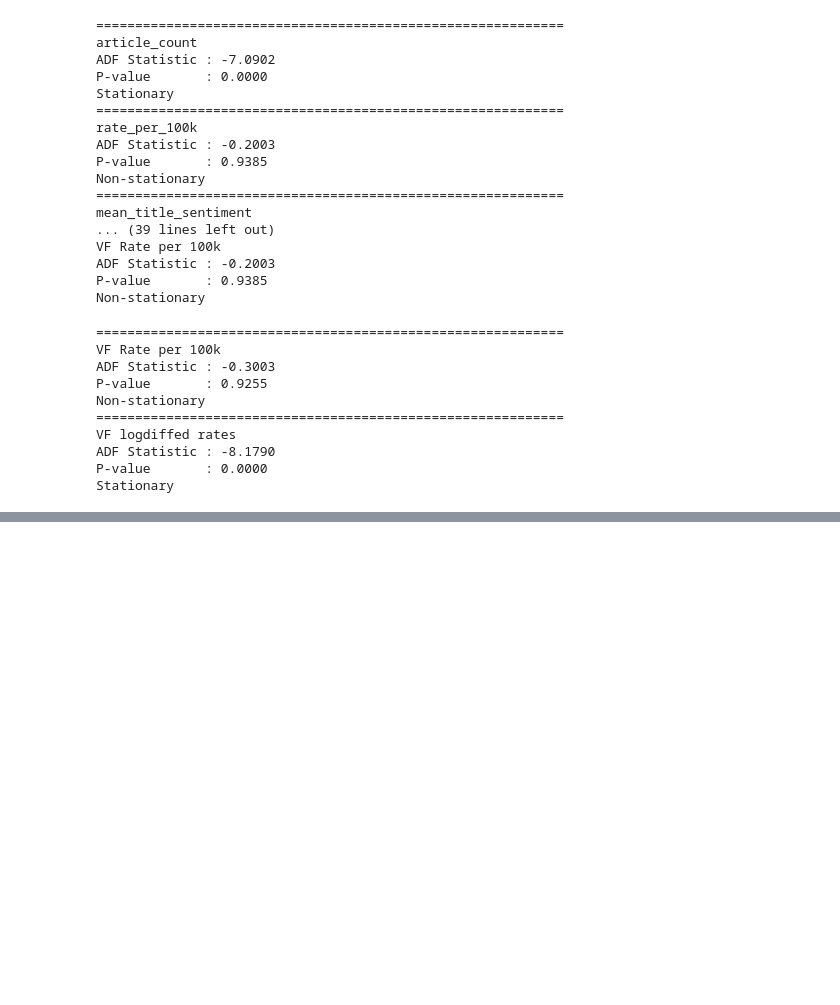
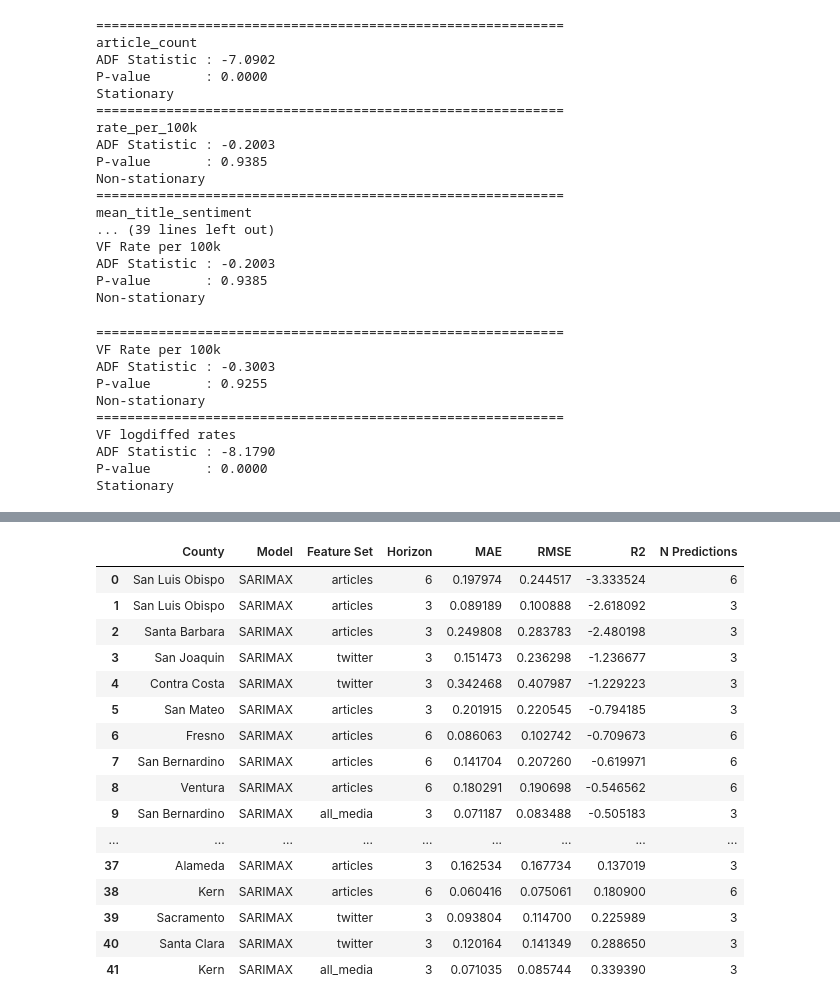
Before and after one commit to MBanuelos/ValleyFever-MediaSignals, a Jupyter notebook: notebooks/MediaSARIMAX.ipynb, the cells around one changed output, grey strips where cells are left out. Cells and saved outputs as stored; diff of their text form; code cells hidden in the pictures; blank space fills up the shorter version.

Commit message:
Fixing models to predict county level instead of State

```diff
--- a/notebooks/MediaSARIMAX.ipynb
+++ b/notebooks/MediaSARIMAX.ipynb
@@ -470,0 +653,8 @@ Warnings:
+# %%
+feature_sets= {'all_media':mcols,
+               'articles':acols,
+               'twitter':tcols}
+
+features=[mcols,acols,tcols]
+
+target='rate_per_100k'
@@ -470,0 +738,2 @@ Warnings:
+# %%
+horizons= [1,3,6]
@@ -470,0 +1056,27 @@ Warnings:
+# %%
+evaluation_rows = []
+for (county, feature_name, horizon), df in sarimax_results.items():
+    actual = df["actual"].to_numpy()
+    predicted = df["predicted"].to_numpy()
+
+    evaluation_rows.append({
+        "County": county,
+        "Model": "SARIMAX",
+        "Feature Set": feature_name,
+        "Horizon": horizon,
+        "MAE": mean_absolute_error(actual, predicted),
+        "RMSE": np.sqrt(mean_squared_error(actual, predicted)),
+        "R2": (
+            r2_score(actual, predicted)
+            if len(actual) >= 2 else np.nan
+        ),
+        "N Predictions": len(actual)
+    })
+
+sarimax_evaluation_table = pd.DataFrame(evaluation_rows)
+
+sarimax_evaluation_table = sarimax_evaluation_table.sort_values(
+    ["County", "Horizon", "Feature Set"]
+).reset_index(drop=True)
+
+print(sarimax_evaluation_table)
@@ -470,0 +1145,26 @@ Warnings:
+# %%
+r2_valid = sarimax_evaluation_table.dropna(subset=['R2'])
+
+best_R2_by_county_horizon = r2_valid.loc[
+    r2_valid.groupby(['County', 'Horizon'])['R2'].idxmax()
+].sort_values(['R2', 'Horizon']).reset_index(drop=True)
+
+best_R2_by_county_horizon
+# %% [output]
+|  | County | Model | Feature Set | Horizon | MAE | RMSE | R2 | N Predictions |
+| 0 | San Luis Obispo | SARIMAX | articles | 6 | 0.197974 | 0.244517 | -3.333524 | 6 |
+| 1 | San Luis Obispo | SARIMAX | articles | 3 | 0.089189 | 0.100888 | -2.618092 | 3 |
+| 2 | Santa Barbara | SARIMAX | articles | 3 | 0.249808 | 0.283783 | -2.480198 | 3 |
+| 3 | San Joaquin | SARIMAX | twitter | 3 | 0.151473 | 0.236298 | -1.236677 | 3 |
+| 4 | Contra Costa | SARIMAX | twitter | 3 | 0.342468 | 0.407987 | -1.229223 | 3 |
+| 5 | San Mateo | SARIMAX | articles | 3 | 0.201915 | 0.220545 | -0.794185 | 3 |
+| 6 | Fresno | SARIMAX | articles | 6 | 0.086063 | 0.102742 | -0.709673 | 6 |
+| 7 | San Bernardino | SARIMAX | articles | 6 | 0.141704 | 0.207260 | -0.619971 | 6 |
+| 8 | Ventura | SARIMAX | articles | 6 | 0.180291 | 0.190698 | -0.546562 | 6 |
+| 9 | San Bernardino | SARIMAX | all_media | 3 | 0.071187 | 0.083488 | -0.505183 | 3 |
+| ... | ... | ... | ... | ... | ... | ... | ... | ... |
+| 37 | Alameda | SARIMAX | articles | 3 | 0.162534 | 0.167734 | 0.137019 | 3 |
+| 38 | Kern | SARIMAX | articles | 6 | 0.060416 | 0.075061 | 0.180900 | 6 |
+| 39 | Sacramento | SARIMAX | twitter | 3 | 0.093804 | 0.114700 | 0.225989 | 3 |
+| 40 | Santa Clara | SARIMAX | twitter | 3 | 0.120164 | 0.141349 | 0.288650 | 3 |
+| 41 | Kern | SARIMAX | all_media | 3 | 0.071035 | 0.085744 | 0.339390 | 3 |
```
Also changed, not shown: parts of 59 cells of this notebook, 10 other files.
